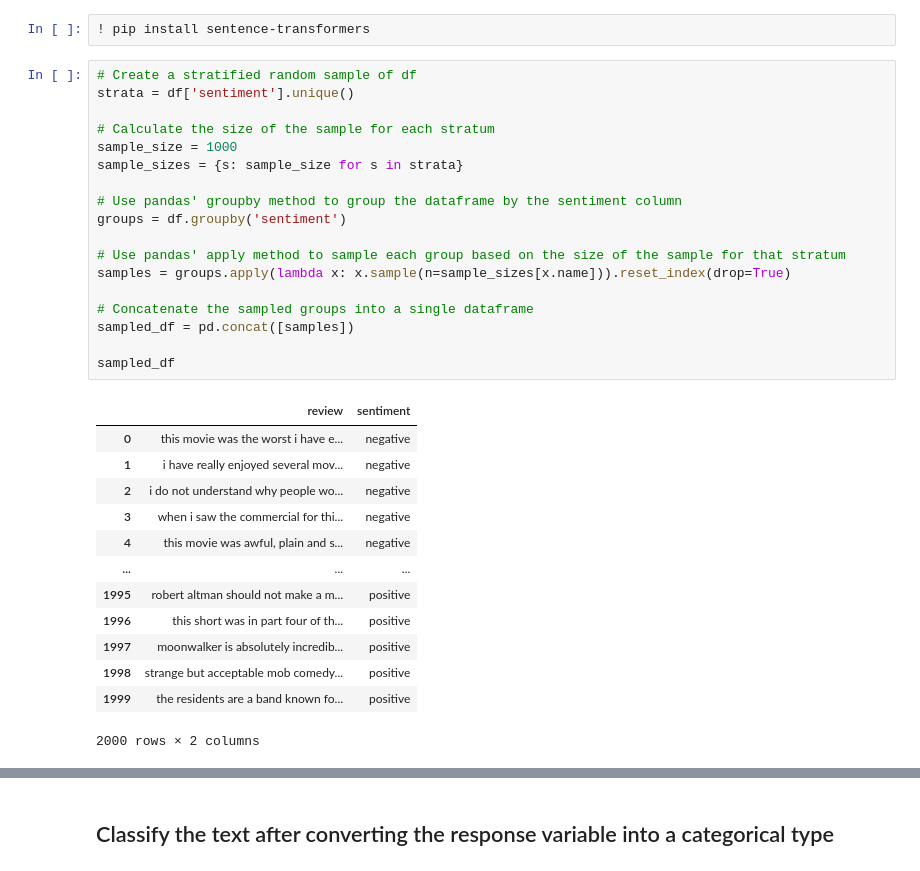
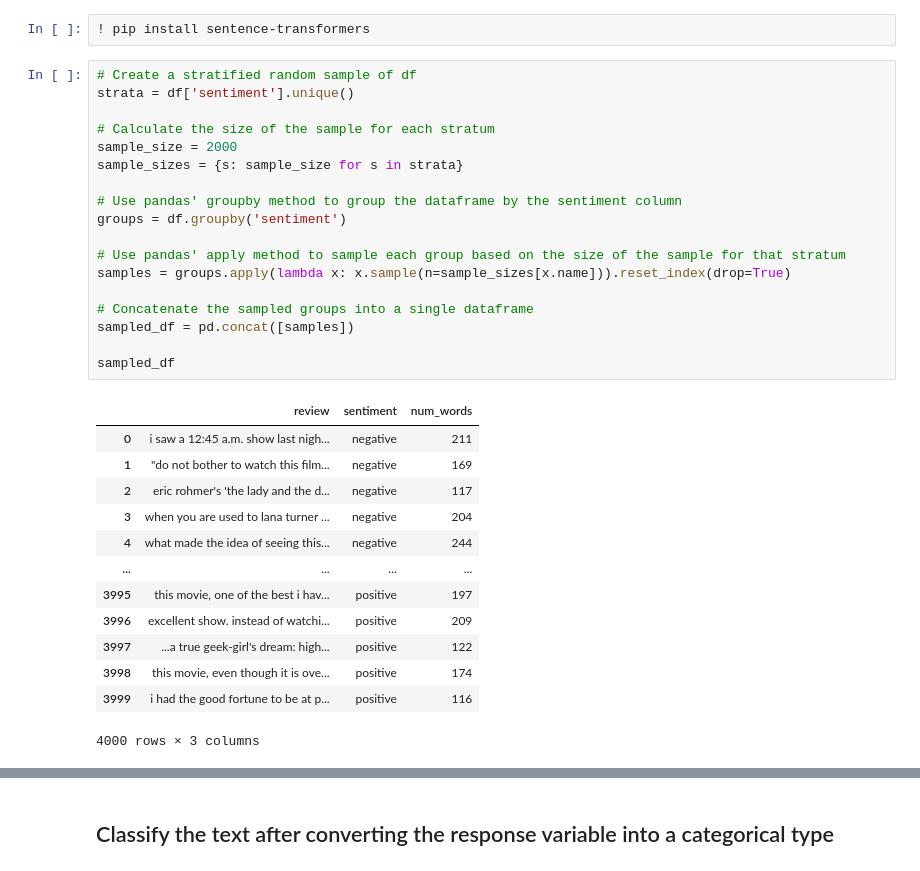
Before and after one commit to menonpg/CMU_PGSS2023_CSLab, a Jupyter notebook: Week02/TextAnalysis_01.ipynb, the cells around one changed output, grey strips where cells are left out. Saved outputs shown, nothing was run; the diff lists cells and outputs as text.

Commit message:
Update textAnalysis01 with out-of-sample testing

```diff
--- a/Week02/TextAnalysis_01.ipynb
+++ b/Week02/TextAnalysis_01.ipynb
@@ -235,35 +241,35 @@ sns.kdeplot(data=df, x='num_words')
 # %%
 # Create a stratified random sample of df
 strata = df['sentiment'].unique()
 
 # Calculate the size of the sample for each stratum
-sample_size = 1000
+sample_size = 2000
 sample_sizes = {s: sample_size for s in strata}
 
 # Use pandas' groupby method to group the dataframe by the sentiment column
 groups = df.groupby('sentiment')
 
 # Use pandas' apply method to sample each group based on the size of the sample for that stratum
 samples = groups.apply(lambda x: x.sample(n=sample_sizes[x.name])).reset_index(drop=True)
 
 # Concatenate the sampled groups into a single dataframe
 sampled_df = pd.concat([samples])
 
 sampled_df
 # %% [output]
-|  | review | sentiment |
-| 0 | this movie was the worst i have e... | negative |
-| 1 | i have really enjoyed several mov... | negative |
-| 2 | i do not understand why people wo... | negative |
-| 3 | when i saw the commercial for thi... | negative |
-| 4 | this movie was awful, plain and s... | negative |
-| ... | ... | ... |
-| 1995 | robert altman should not make a m... | positive |
-| 1996 | this short was in part four of th... | positive |
-| 1997 | moonwalker is absolutely incredib... | positive |
-| 1998 | strange but acceptable mob comedy... | positive |
-| 1999 | the residents are a band known fo... | positive |
+|  | review | sentiment | num_words |
+| 0 | i saw a 12:45 a.m. show last nigh... | negative | 211 |
+| 1 | "do not bother to watch this film... | negative | 169 |
+| 2 | eric rohmer's 'the lady and the d... | negative | 117 |
+| 3 | when you are used to lana turner ... | negative | 204 |
+| 4 | what made the idea of seeing this... | negative | 244 |
+| ... | ... | ... | ... |
+| 3995 | this movie, one of the best i hav... | positive | 197 |
+| 3996 | excellent show. instead of watchi... | positive | 209 |
+| 3997 | ...a true geek-girl's dream: high... | positive | 122 |
+| 3998 | this movie, even though it is ove... | positive | 174 |
+| 3999 | i had the good fortune to be at p... | positive | 116 |
-2000 rows × 2 columns
+4000 rows × 3 columns
 # %%
 import pandas as pd
 from sentence_transformers import SentenceTransformer
```
Also changed, not shown: parts of 24 cells of this notebook, 1 other file.
